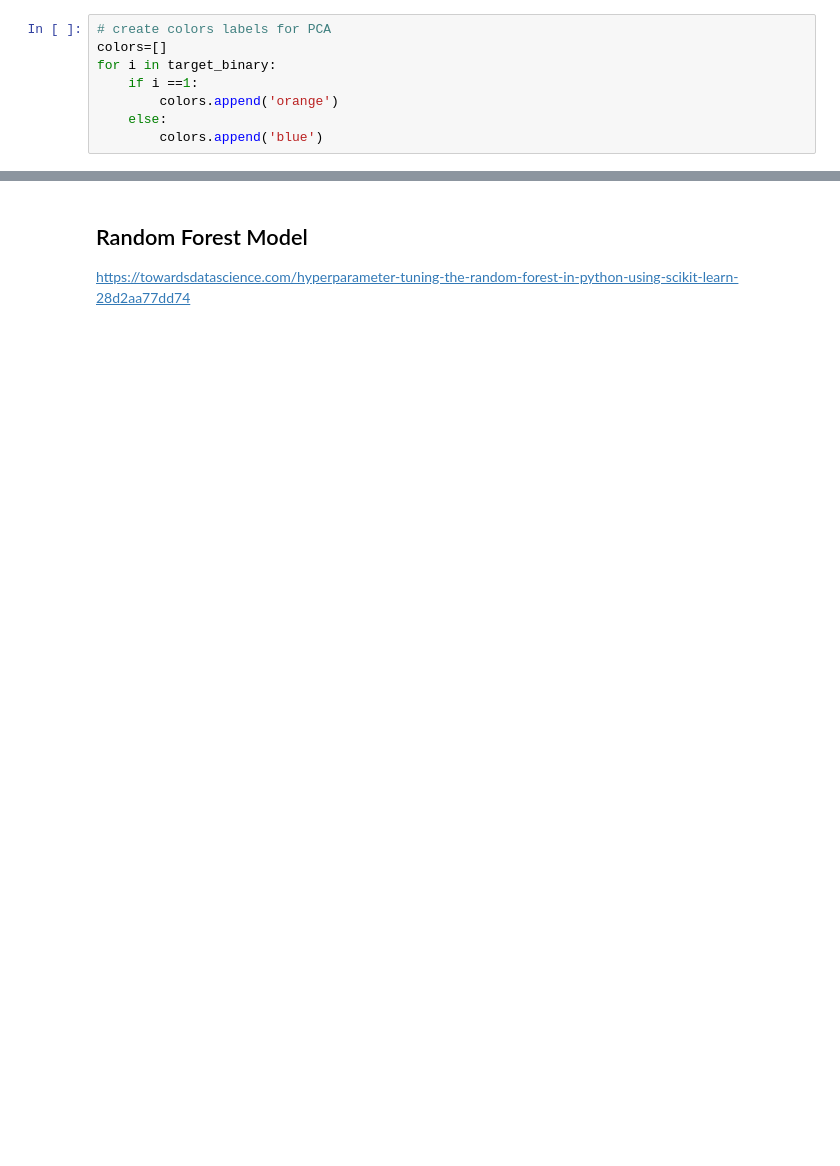
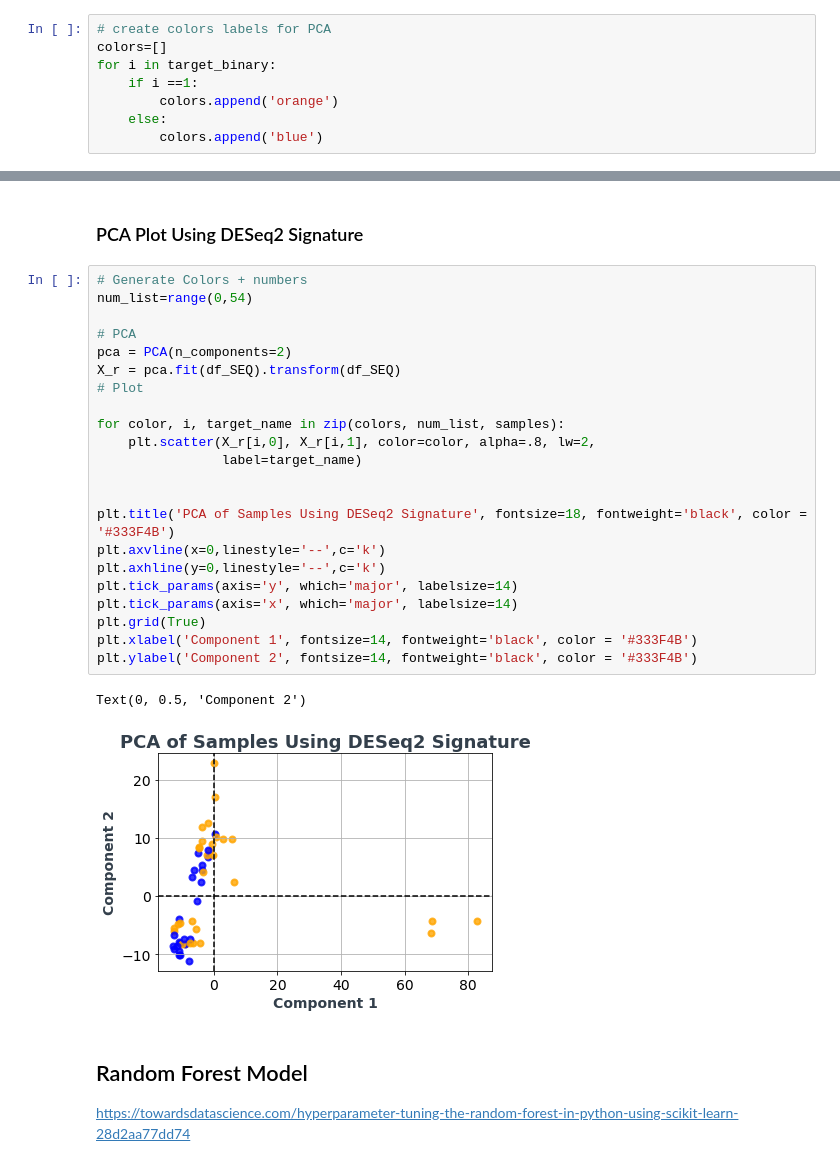
Before and after one commit to hzorkic/machine_learning_and_molecular_docking_for_drug_discovery, a Jupyter notebook: Random_Forest_Analysis.ipynb, the cells around one changed output, grey strips where cells are left out. Drawn from its saved outputs; the diff is of its cells as text; blank space fills up the shorter version.

```diff
--- a/Random_Forest_Analysis.ipynb
+++ b/Random_Forest_Analysis.ipynb
@@ -200,3 +227,30 @@ Our Testing Data Set has 15 patient samples
+# %% [markdown]
+### PCA Plot Using DESeq2 Signature
+# %%
+# Generate Colors + numbers
+num_list=range(0,54)
+
+# PCA
+pca = PCA(n_components=2)
+X_r = pca.fit(df_SEQ).transform(df_SEQ)
+# Plot
+
+for color, i, target_name in zip(colors, num_list, samples):
+    plt.scatter(X_r[i,0], X_r[i,1], color=color, alpha=.8, lw=2,
+                label=target_name)
+
+
+plt.title('PCA of Samples Using DESeq2 Signature', fontsize=18, fontweight='black', color = '#333F4B')
+plt.axvline(x=0,linestyle='--',c='k')
+plt.axhline(y=0,linestyle='--',c='k')
+plt.tick_params(axis='y', which='major', labelsize=14)
+plt.tick_params(axis='x', which='major', labelsize=14)
+plt.grid(True)
+plt.xlabel('Component 1', fontsize=14, fontweight='black', color = '#333F4B')
+plt.ylabel('Component 2', fontsize=14, fontweight='black', color = '#333F4B')
+# %% [output]
+Text(0, 0.5, 'Component 2')
+[figure, added]
 # %% [markdown]
 ## Random Forest Model
 https://towardsdatascience.com/hyperparameter-tuning-the-random-forest-in-python-using-scikit-learn-28d2aa77dd74
```
Also changed, not shown: parts of 43 cells of this notebook, 1 other file.
